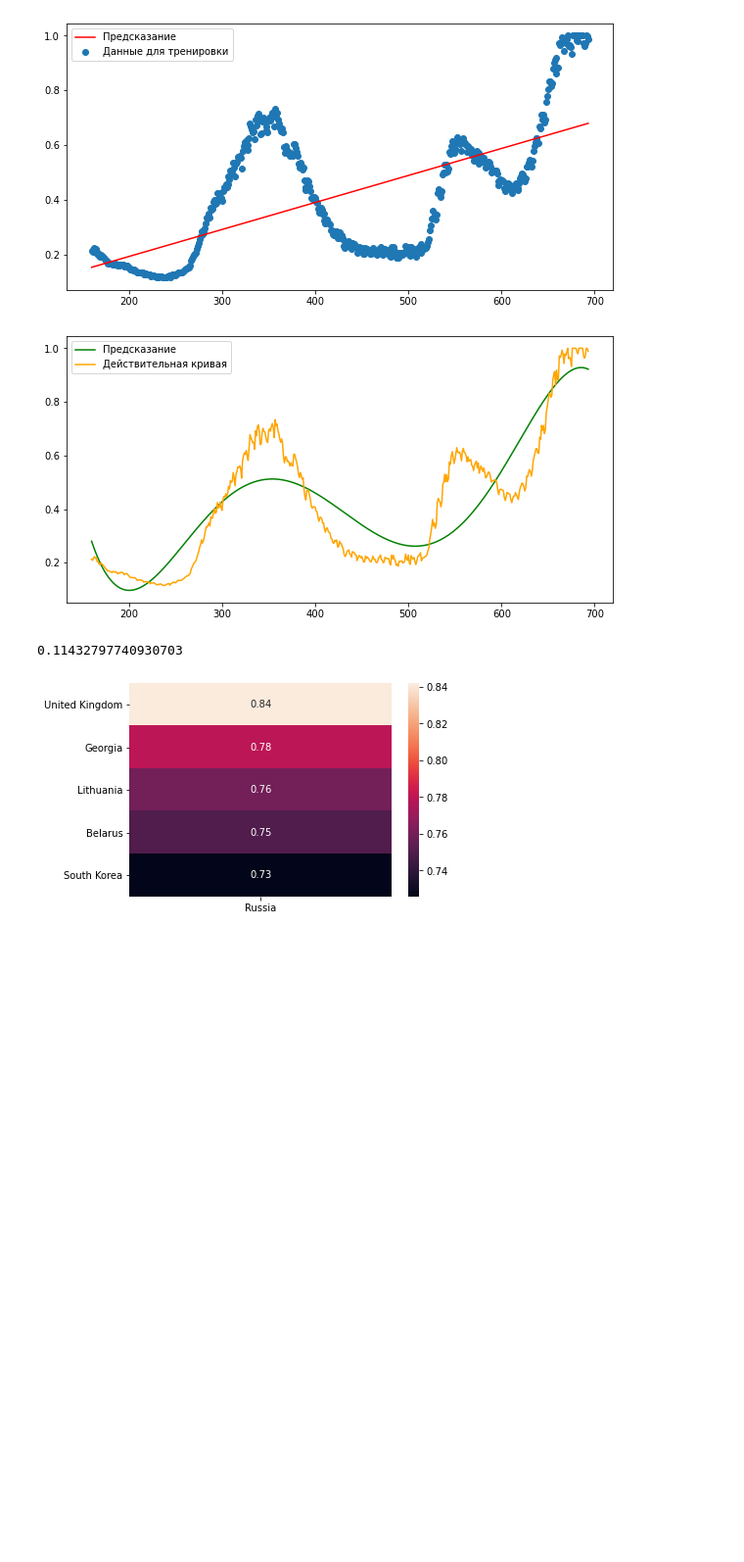
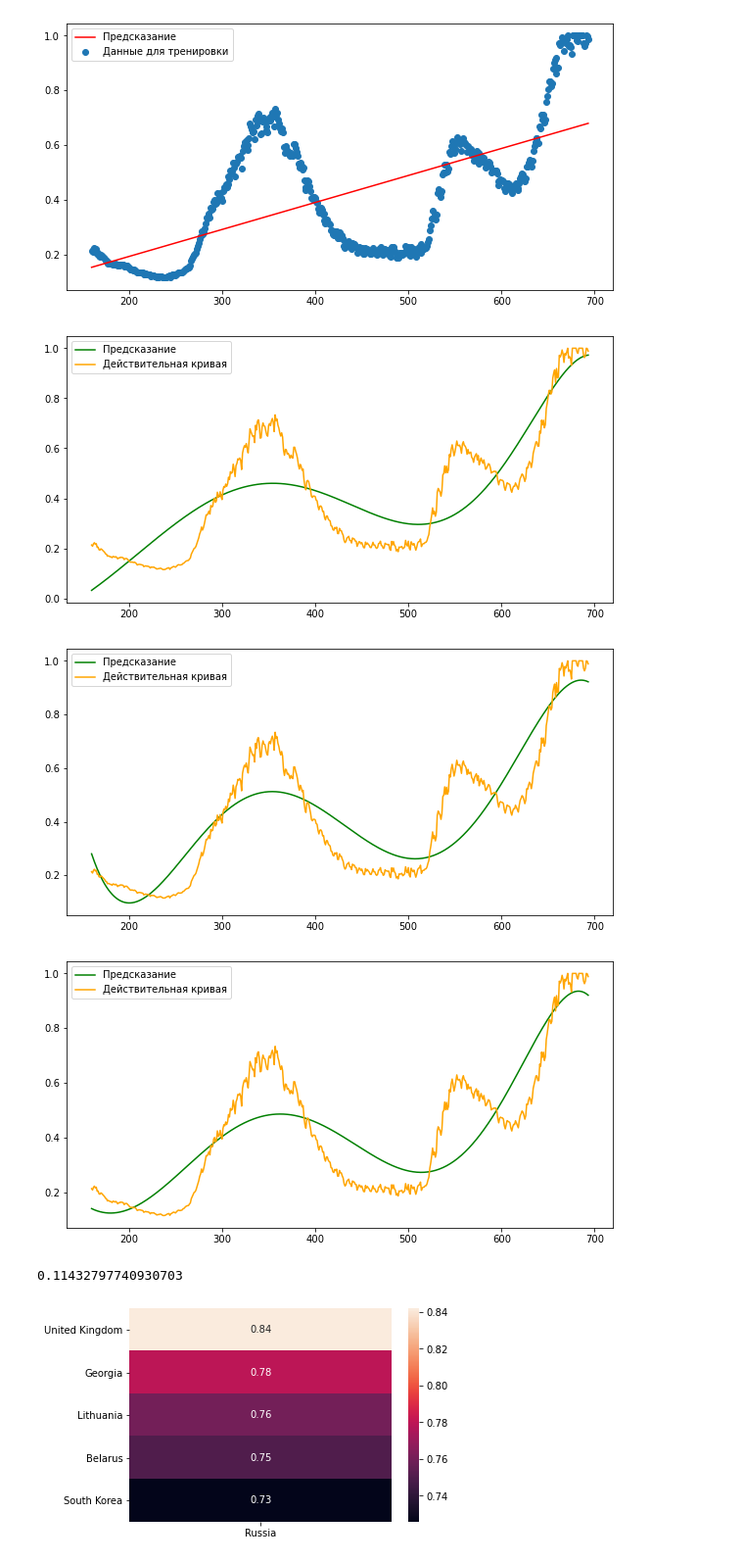
Before and after one commit to ZelshaR/Project, a Jupyter notebook: NoteBooks/Predict.ipynb, the cells around one changed output. Shown: that part at 98% size. Cells and saved outputs as stored; diff of their text form; code cells hidden in the pictures; blank space fills up the shorter version.

```diff
--- a/NoteBooks/Predict.ipynb
+++ b/NoteBooks/Predict.ipynb
@@ -61,30 +61,32 @@ plt.show()
 # %%
 rmses = []
 #enumerate = [i for i in range(10)]
-enumerate = [5]
+enumerate = [7,5,6]
 
 for i in enumerate:
     p = PolynomialFeatures(i, include_bias=True)
 
     xaxis_poly = p.fit_transform(xaxis1)
 
     lr.fit(xaxis_poly, yaxis)
 
     xaxis_ = np.linspace(xaxis1.min(0), xaxis1.max(0), 534).reshape(534,1)
     y_pred_lr = lr.predict(p.transform(xaxis_))
     poly_mse = mean_squared_error(yaxis, y_pred_lr)
     poly_rmse = np.sqrt(poly_mse)
     rmses.append(poly_rmse)
     plt.figure(figsize=(10,5))
 #    plt.scatter(xaxis, yaxis, label='Данные для тренировки') #не вижу смысла проставлять точки, ибо они просто будут накладываться на кривую
     plt.plot(xaxis_, y_pred_lr, label='Предсказание', c='green')
     plt.plot(xaxis, yaxis, label='Действительная кривая', c='orange')
     plt.legend()
     plt.show()
 rmses
 min(rmses)
 # %% [output]
-[figure, old version]
+[figure, new version]
+[figure, added]
+[figure, added]
 0.11432797740930703
 # %%
 lisc = list(dfcsr.columns)
```
Also changed, not shown: 4 other files.
